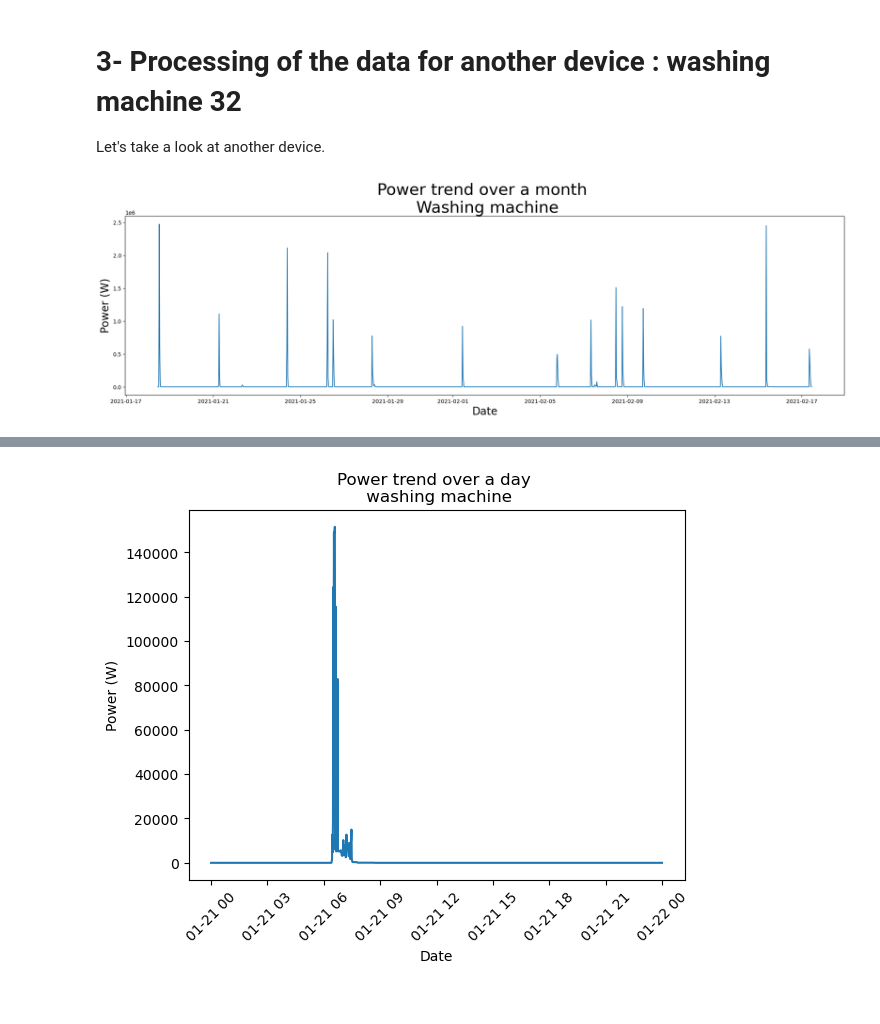
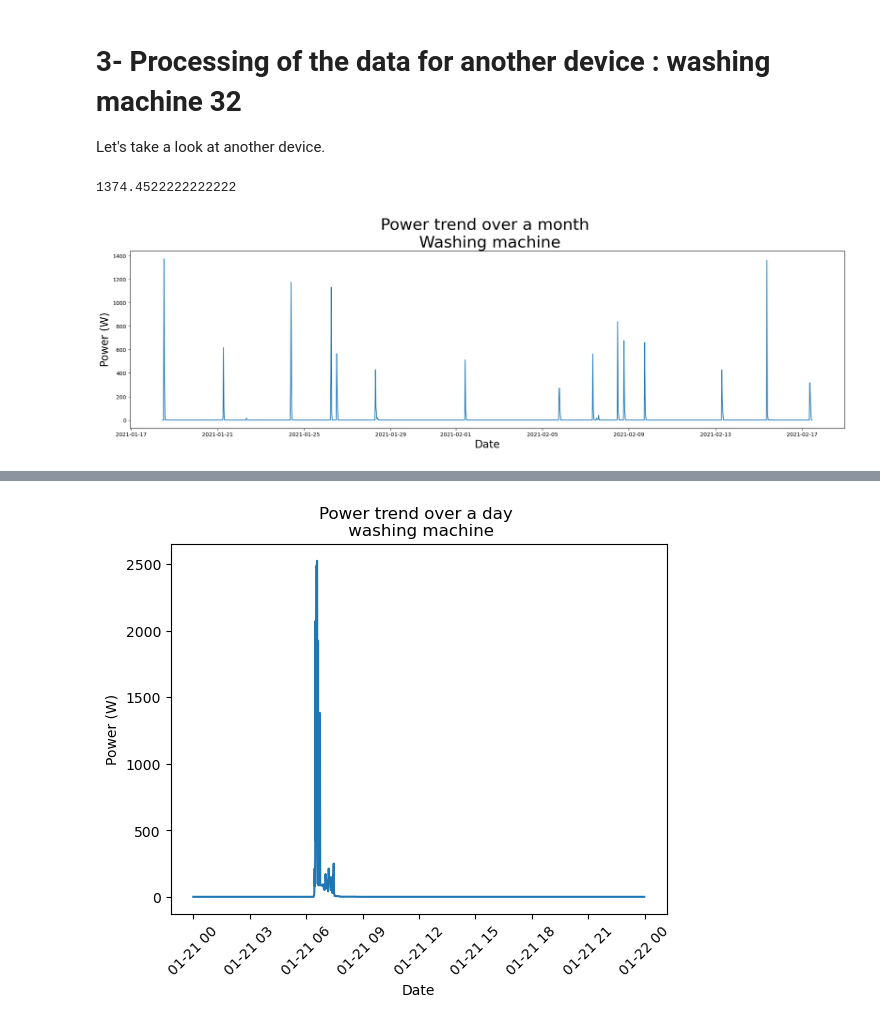
Before and after one commit to louisaarfib/Project_ML, a Jupyter notebook: exploration_data.ipynb, the cells around one changed output, grey strips where cells are left out. Saved outputs shown, nothing was run; the diff lists cells and outputs as text; code cells hidden in the pictures.

```diff
--- a/exploration_data.ipynb
+++ b/exploration_data.ipynb
@@ -181,9 +181,10 @@ import matplotlib.pyplot as plt
 filename_2 = "household_power_consumption/washing_machine_32.csv"
 df_2 = pd.read_csv(filename_2, parse_dates=['timestamp'])
 
-mseries = df_2.resample('30t', on='timestamp').power.sum()
+mseries = df_2.resample('30t', on='timestamp').power.mean()
 
 df2 = pd.DataFrame({'timestamp': mseries.index, 'power': mseries.values})
+print(max(df2['power']))
 
 plt.figure(figsize=(24, 6))
 plt.plot(df2['timestamp'], df2['power'])
@@ -200,7 +201,7 @@ plt.show()
 one_day_df_2 = df_2.loc[(df_2['timestamp'] < '2021-01-22') & (df_2['timestamp'] >= '2021-01-21')]
 #print(one_day_df_2)
 
-mseries = one_day_df_2.resample('1t', on='timestamp').power.sum()
+mseries = one_day_df_2.resample('1t', on='timestamp').power.mean()
 
 plt.plot(mseries)
 plt.title("Power trend over a day \n washing machine")
@@ -209,4 +210,5 @@ plt.xlabel('Date')
 plt.ylabel('Power (W)')
 plt.show()
 # %% [output]
+1374.4522222222222
-[figure, old version]
+[figure, new version]
@@ -227 +215 @@ plt.show()
-[figure, old version]
+[figure, new version]
```
Also changed, not shown: parts of 1 cell of this notebook.
